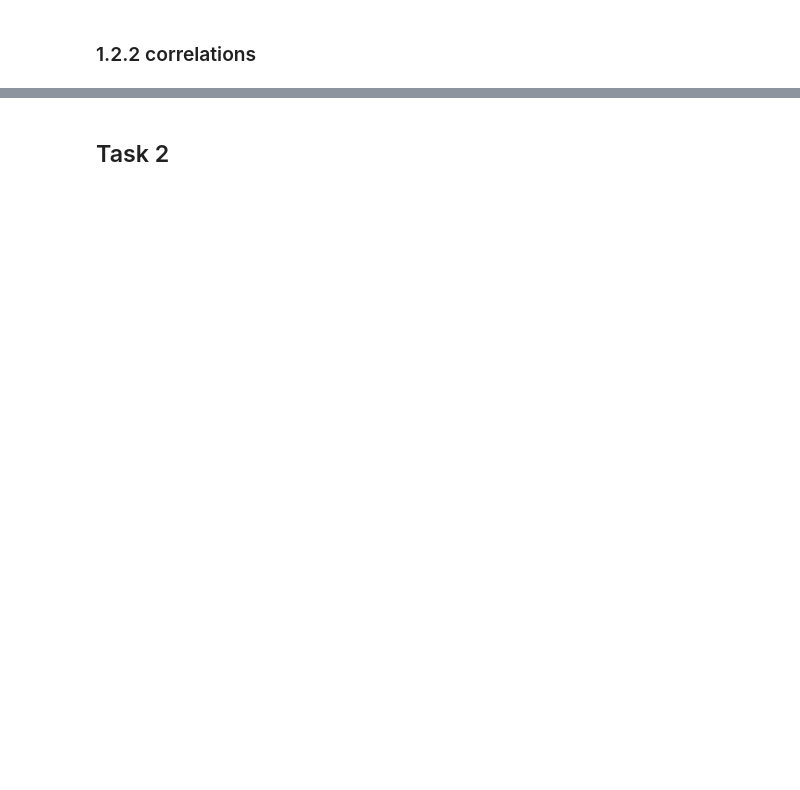
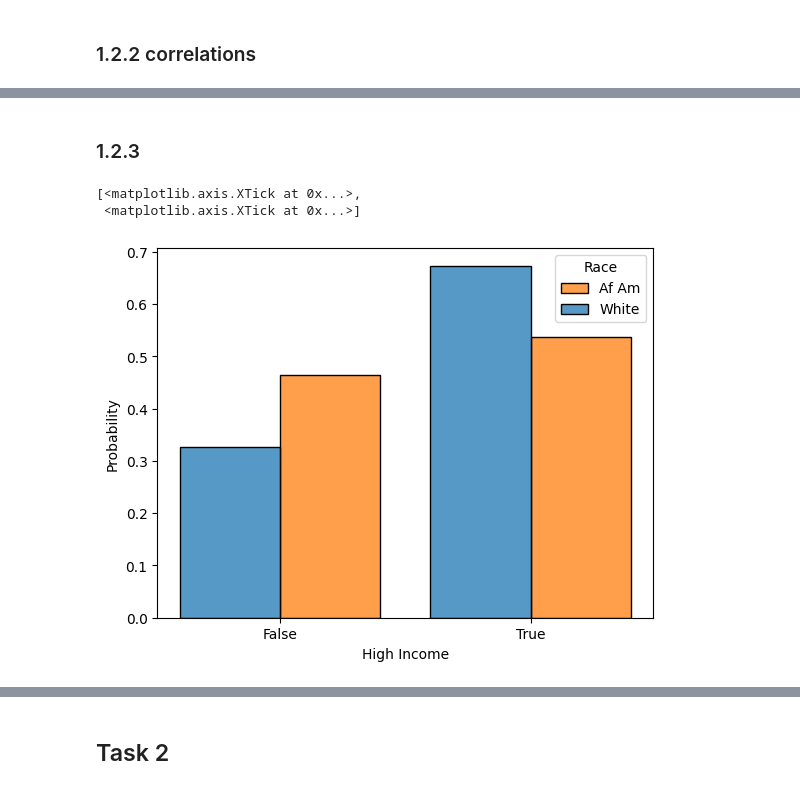
Before and after one commit to Ispanicus/fairness, a Jupyter notebook: alan-assignment-02.ipynb, the cells around one changed output, grey strips where cells are left out. Cells and saved outputs as stored; diff of their text form; code cells hidden in the pictures; blank space fills up the shorter version.

```diff
--- a/alan-assignment-02.ipynb
+++ b/alan-assignment-02.ipynb
@@ -170,0 +209,11 @@ Sex and Weight PointbiserialrResult(correlation=0.056589419399609875, pvalue=0.2
+# %% [markdown]
+### 1.2.3
+# %%
+g = sns.histplot(data=X_train.assign(PINCP=y_train, RAC1P=np.where(X_train['RAC1P'] == 1, 'White', 'AfAm')), x='PINCP', hue='RAC1P', multiple="dodge", common_norm=False, shrink=0.8, discrete=True, stat='probability')
+g.legend(labels=['Af Am', 'White'], title='Race')
+g.set_xlabel('High Income')
+g.set_xticks([0,1], labels=['False', 'True'])
+# %% [output]
+[<matplotlib.axis.XTick at 0x...>,
+ <matplotlib.axis.XTick at 0x...>]
+[figure, added]
```
Also changed, not shown: parts of 12 cells of this notebook.
